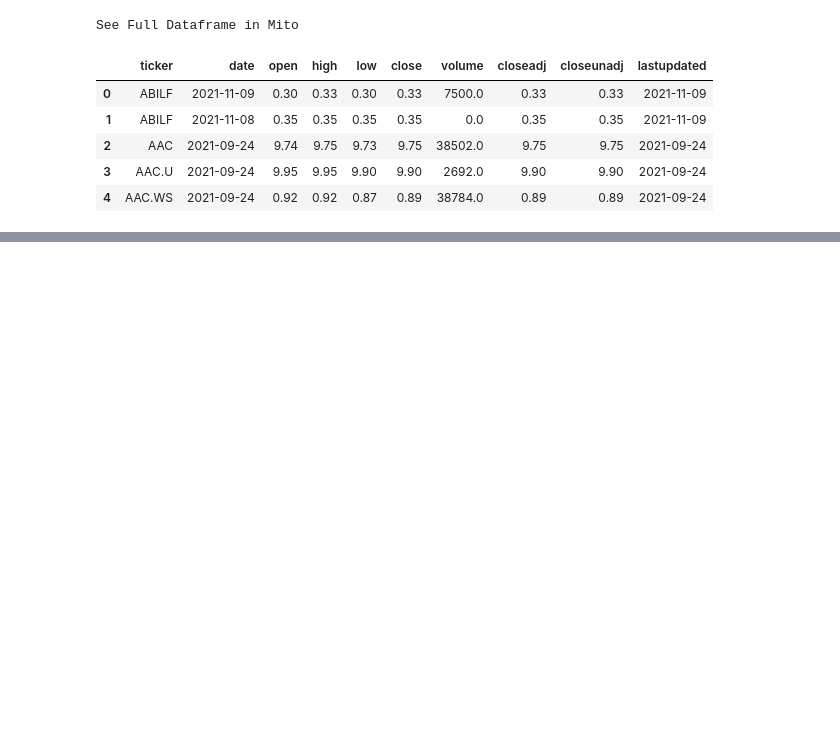
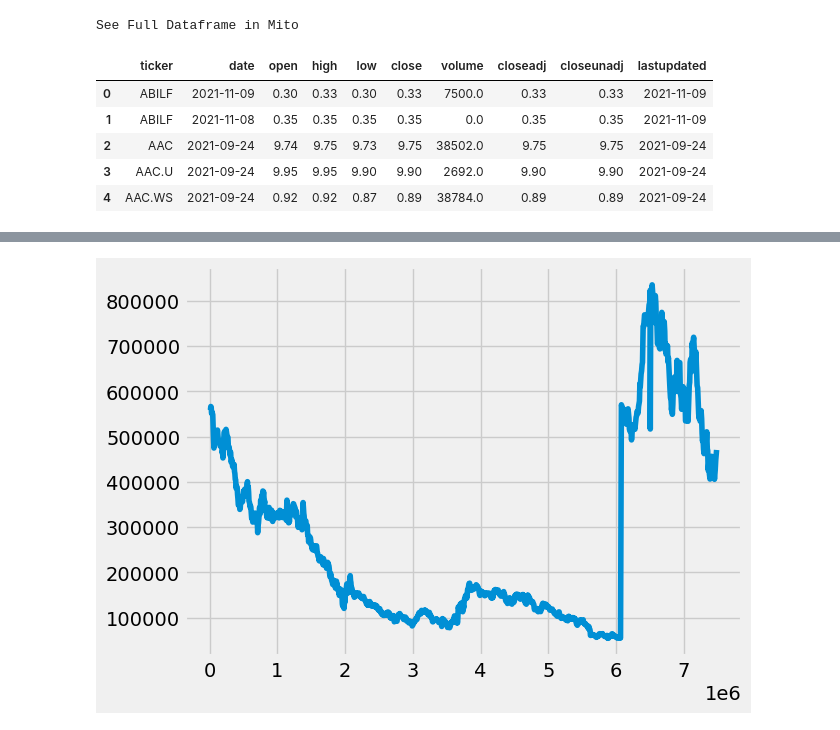
Before and after one commit to bme3412/Python, a Jupyter notebook: quandl/Quandl.ipynb, the cells around one changed output, grey strips where cells are left out. Cells and saved outputs as stored; diff of their text form; code cells hidden in the pictures; blank space fills up the shorter version.

```diff
--- a/quandl/Quandl.ipynb
+++ b/quandl/Quandl.ipynb
@@ -55,4 +58,4 @@ LimitExceededError: This call exceeds the amount of data that quandl.get_table()
 # %%
-df_raw = pd.read_csv('SHARADAR_DAILY_3_mcap.csv')
+df_raw = pd.read_csv('SHARADAR_DAILY_3_mcap.csv', parse_dates=[1])
 # %%
-df_raw.tail()
+df_nvda = df_raw[df_raw['ticker']=='NVDA']
@@ -66,0 +80,6 @@ See Full Dataframe in Mito
+# %%
+plt.style.use('fivethirtyeight')
+plt.plot(df_nvda.index, df_nvda.marketcap)
+plt.show()
+# %% [output]
+[figure, added]
```
Also changed, not shown: parts of 22 cells of this notebook.
